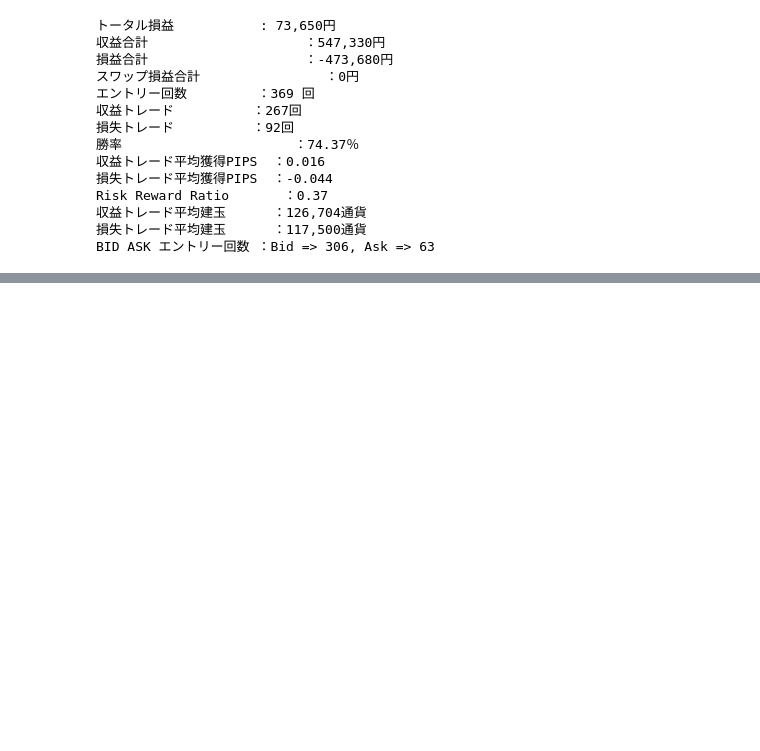
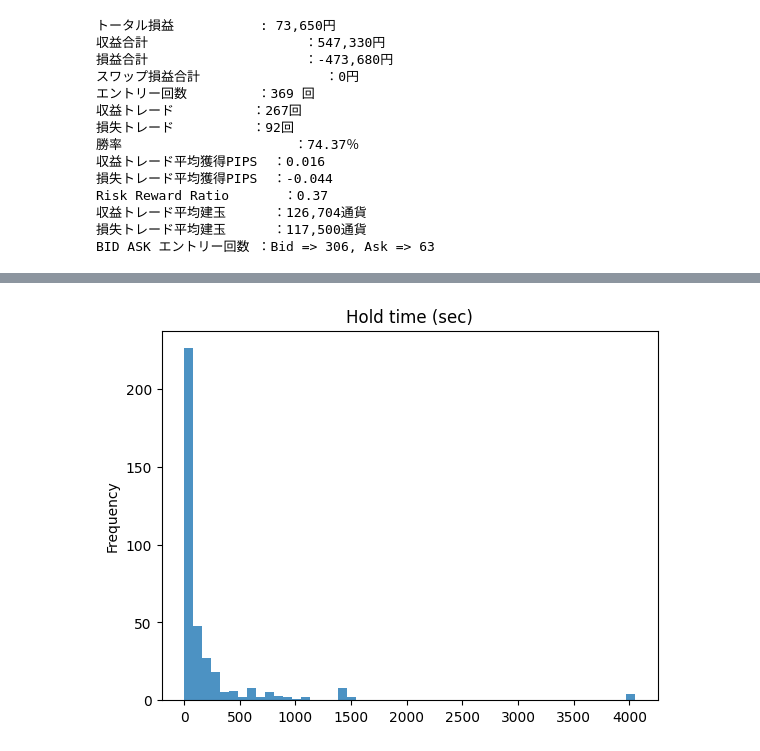
Before and after one commit to hiro0629/Tmp, a Jupyter notebook: jl_Analyze.ipynb, the cells around one changed output, grey strips where cells are left out. Saved outputs shown, nothing was run; the diff lists cells and outputs as text; code cells hidden in the pictures; blank space fills up the shorter version.

```diff
--- a/jl_Analyze.ipynb
+++ b/jl_Analyze.ipynb
@@ -224,0 +229,5 @@ trade_df
+# %%
+trade_df["hold_time_sec"].plot.hist(title='Hold time (sec)', bins=50, alpha=0.8)
+plt.show()
+# %% [output]
+[figure, added]
```
Also changed, not shown: parts of 7 cells of this notebook.
